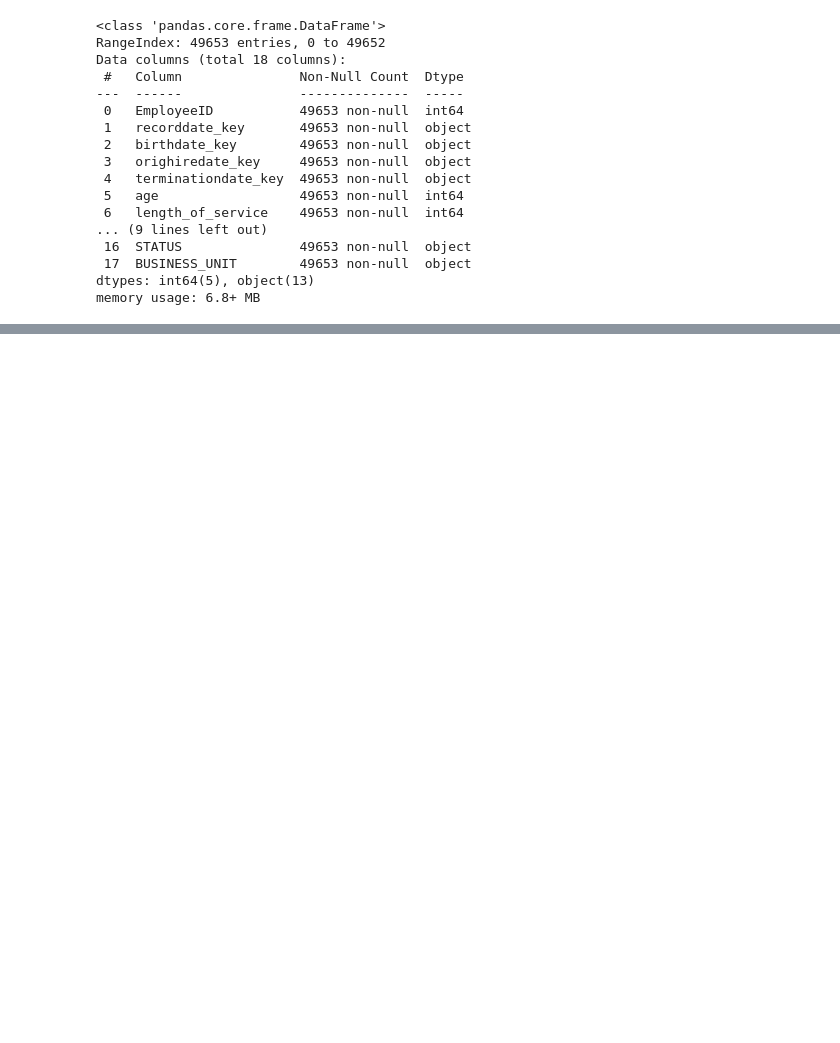
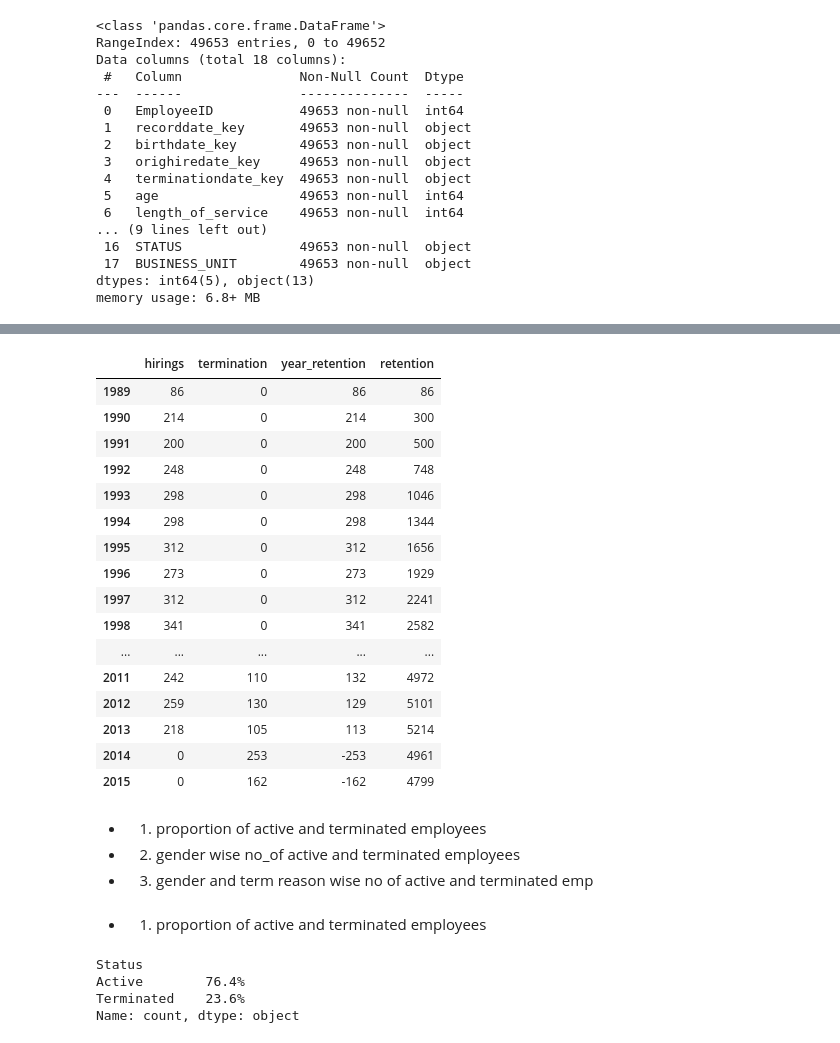
Before and after one commit to Aakashdoraisamy/python-data-science, a Jupyter notebook: Python_Libraries/pandas/attrition/attrition.ipynb, the cells around one changed output, grey strips where cells are left out. Drawn from its saved outputs; the diff is of its cells as text; code cells hidden in the pictures; blank space fills up the shorter version.

```diff
--- a/Python_Libraries/pandas/attrition/attrition.ipynb
+++ b/Python_Libraries/pandas/attrition/attrition.ipynb
@@ -596,0 +213,2 @@ df['Job']=df['Job'].replace({'CHief Information Officer':'Chief Information Offi
+# %%
+df=df.sort_index(ascending=True)
@@ -596,0 +219,3 @@ df['Job']=df['Job'].replace({'CHief Information Officer':'Chief Information Offi
+# %%
+hiring=(df['Hire Date'].dt.year).value_counts().sort_index()
+hiring.head()
@@ -596,0 +232,3 @@ df['Job']=df['Job'].replace({'CHief Information Officer':'Chief Information Offi
+# %%
+termination=(df.loc[df['Status']=='Terminated', 'Term Date'].dt.year).value_counts()
+termination.head()
@@ -596,0 +243,42 @@ df['Job']=df['Job'].replace({'CHief Information Officer':'Chief Information Offi
+# %%
+df1=pd.merge(hiring,termination,how='outer',left_index=True,right_index=True).fillna(0).astype(int)
+df1.columns=['hirings','termination']
+df1['year_retention']=df1['hirings']-df1['termination']
+# %%
+# retention = active employees   ## 4799 employees are active
+df1['retention']=(df1['hirings']-df1['termination']).cumsum()
+df1
+# %% [output]
+|  | hirings | termination | year_retention | retention |
+| 1989 | 86 | 0 | 86 | 86 |
+| 1990 | 214 | 0 | 214 | 300 |
+| 1991 | 200 | 0 | 200 | 500 |
+| 1992 | 248 | 0 | 248 | 748 |
+| 1993 | 298 | 0 | 298 | 1046 |
+| 1994 | 298 | 0 | 298 | 1344 |
+| 1995 | 312 | 0 | 312 | 1656 |
+| 1996 | 273 | 0 | 273 | 1929 |
+| 1997 | 312 | 0 | 312 | 2241 |
+| 1998 | 341 | 0 | 341 | 2582 |
+| ... | ... | ... | ... | ... |
+| 2011 | 242 | 110 | 132 | 4972 |
+| 2012 | 259 | 130 | 129 | 5101 |
+| 2013 | 218 | 105 | 113 | 5214 |
+| 2014 | 0 | 253 | -253 | 4961 |
+| 2015 | 0 | 162 | -162 | 4799 |
+# %% [markdown]
+* 1. proportion of active and terminated employees
+* 2. gender wise no_of active and terminated employees
+* 3. gender and term reason wise no of active and terminated emp
+# %% [markdown]
+* 1. proportion of active and terminated employees
+# %%
+df['Status'].value_counts()
+(df['Status'].value_counts())/df.shape[0]
+((df['Status'].value_counts())/df.shape[0])*100
+(((df['Status'].value_counts())/df.shape[0])*100).round(1).astype(str)+'%'
+# %% [output]
+Status
+Active        76.4%
+Terminated    23.6%
+Name: count, dtype: object
```
Also changed, not shown: parts of 86 cells of this notebook.
